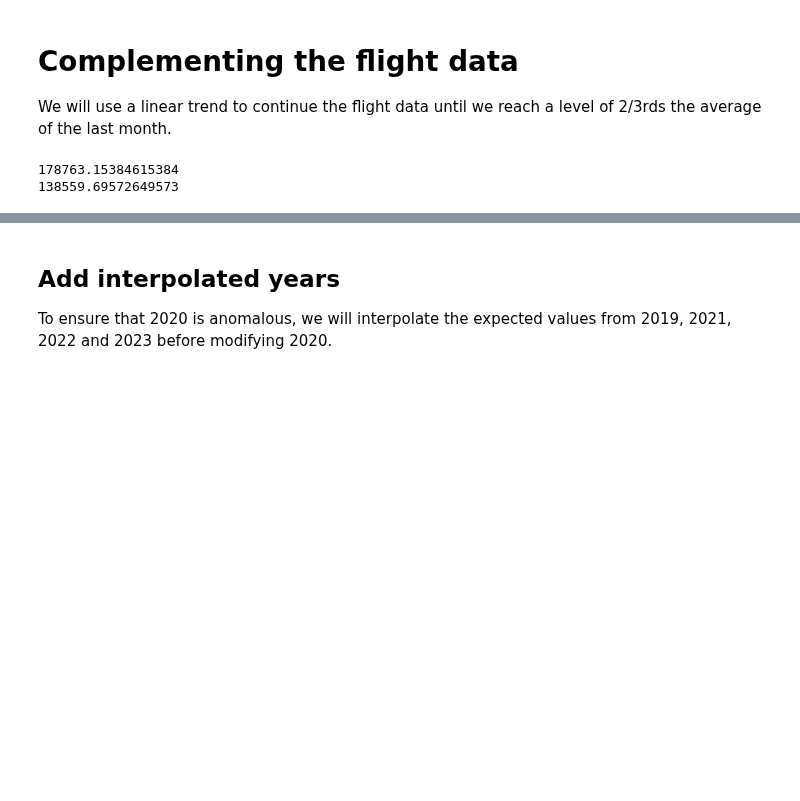
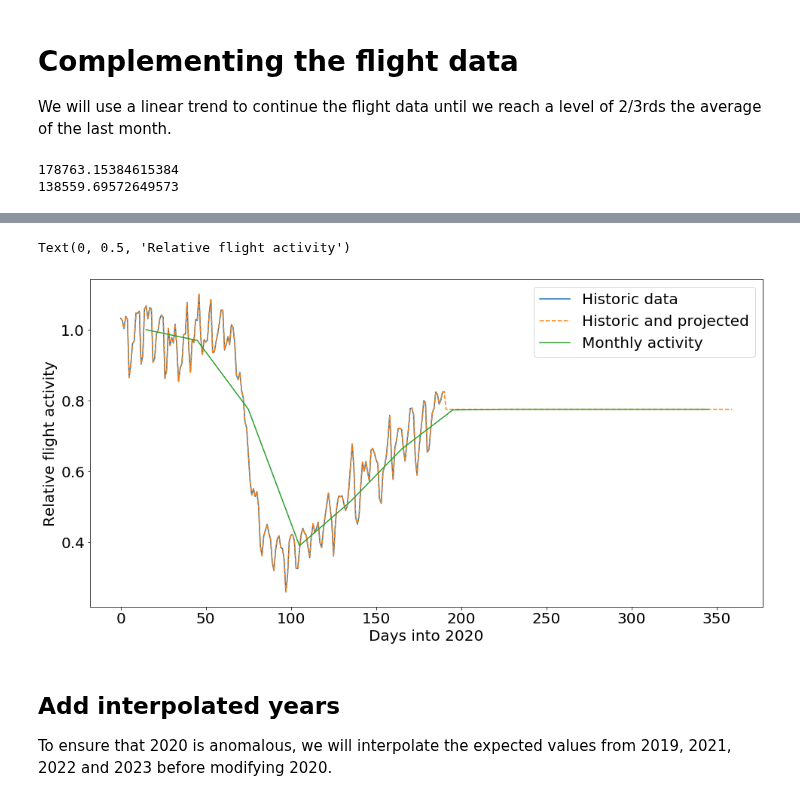
Before and after one commit to Rlamboll/modify_COVID19_netCDF_Emissions, a Jupyter notebook: calculations/calc_aviation_emissions.ipynb, the cells around one changed output, grey strips where cells are left out. Cells and saved outputs as stored; diff of their text form; code cells hidden in the pictures; blank space fills up the shorter version.

```diff
--- a/calculations/calc_aviation_emissions.ipynb
+++ b/calculations/calc_aviation_emissions.ipynb
@@ -154,6 +167,23 @@ monthly_flight_chng
 | 10 | 0.775102 |
 | 11 | 0.775102 |
 | 12 | 0.775102 |
+# %%
+font = {'size'   : 20}
+matplotlib.rc('font', **font)
+plt.figure(figsize=(16, 8))
+plt.plot(range(len(flights_change["Number of flights"])), flights_change["Number of flights"] / flights0)
+plt.plot(
+    range(366 - int(flights_change["DateTime"].iloc[0][:2])),
+    [flight / flights0 for flight in flights_list],
+    linestyle="--"
+)
+plt.plot([30 * mon + 15 for mon in range(12)], monthly_flight_chng["Flights"])
+plt.legend(["Historic data", "Historic and projected", "Monthly activity"])
+plt.xlabel("Days into 2020")
+plt.ylabel("Relative flight activity")
+# %% [output]
+Text(0, 0.5, 'Relative flight activity')
+[figure, added]
 # %% [markdown]
 ## Add interpolated years
 To ensure that 2020 is anomalous, we will interpolate the expected values from 2019, 2021, 2022 and 2023 before modifying 2020.
```
Also changed, not shown: parts of 12 cells of this notebook.
